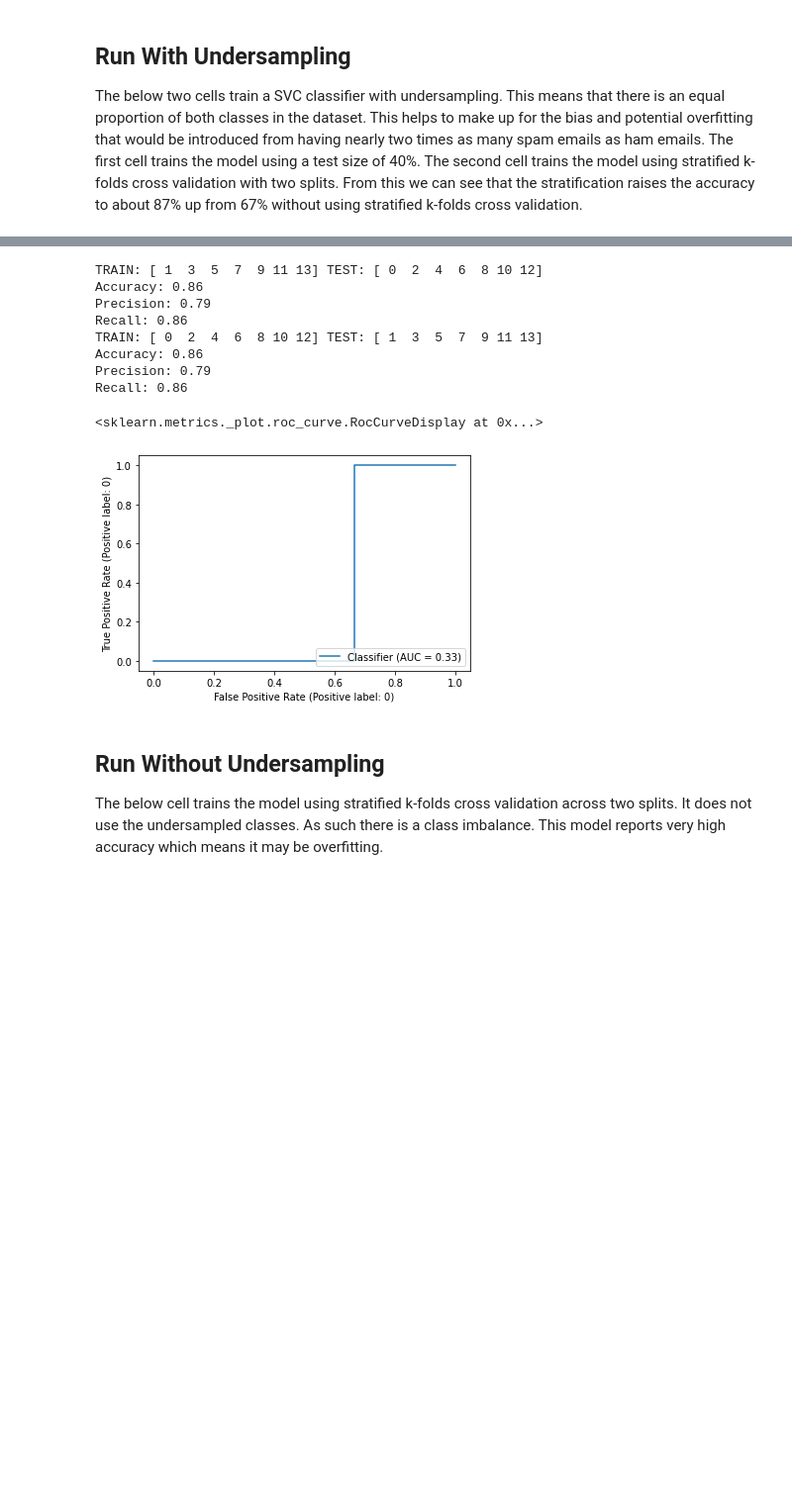
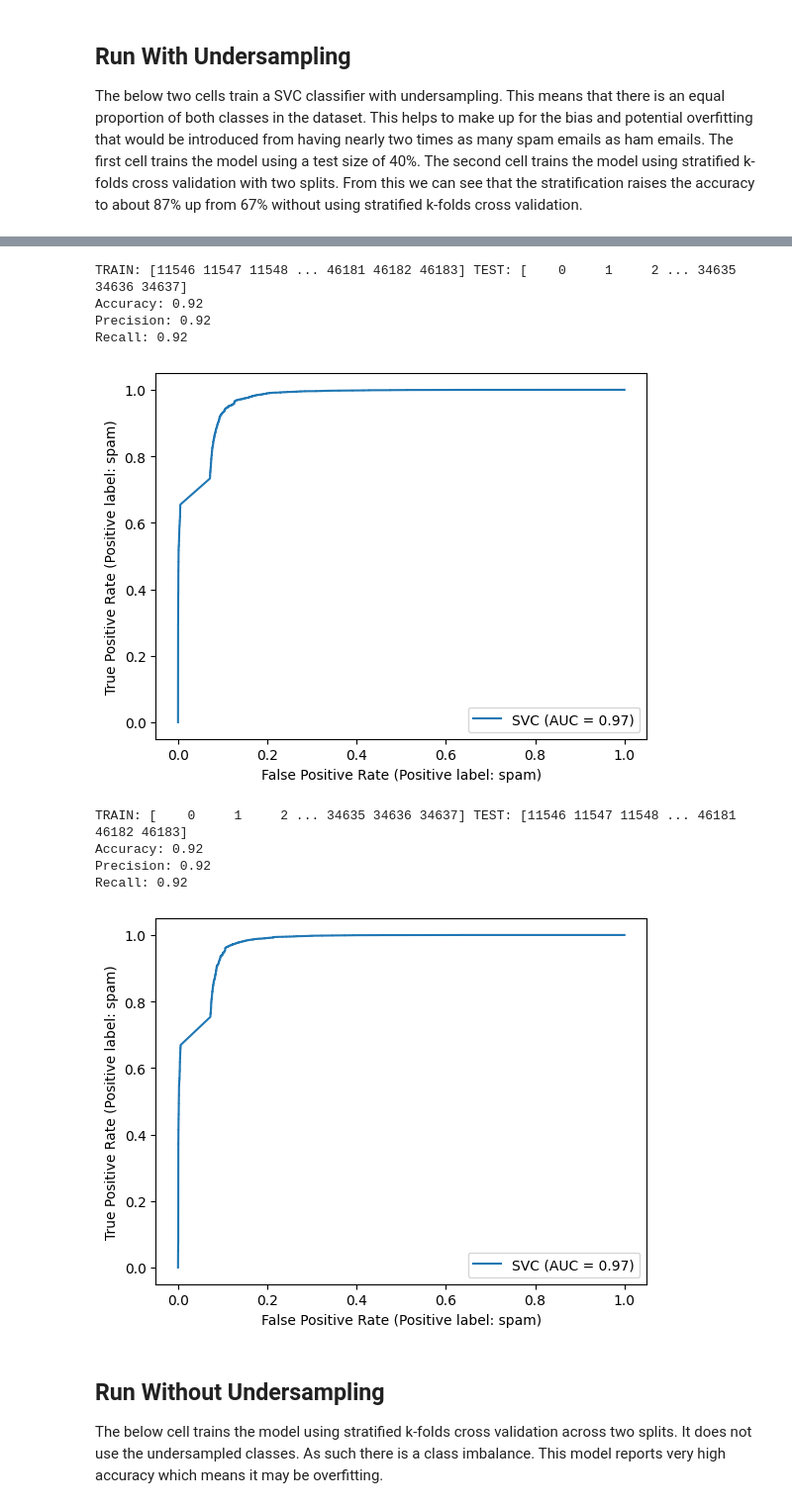
Before and after one commit to GrantFass/cs4981MLProductionSystems, a Jupyter notebook: EmailClassifier.ipynb, the cells around one changed output, grey strips where cells are left out. Shown: that part at 99% size. Drawn from its saved outputs; the diff is of its cells as text; code cells hidden in the pictures; blank space fills up the shorter version.

```diff
--- a/EmailClassifier.ipynb
+++ b/EmailClassifier.ipynb
@@ -163,28 +166,31 @@ Recall: 0.67
 # %%
 skf = StratifiedKFold(n_splits=2)
 skf.get_n_splits(x, y)
 for train_index, test_index in skf.split(x, y):
     print("TRAIN:", train_index, "TEST:", test_index)
     x_train, x_test = x[train_index], x[test_index]
     y_train, y_test = y[train_index], y[test_index]
     clf = svm.SVC(kernel='linear')
     clf.fit(x_train, y_train)
     y_pred = clf.predict(x_test)
+    y_decision = clf.decision_function(x_test)
     print("Accuracy: %.2f" % (metrics.accuracy_score(y_test, y_pred)))
     print("Precision: %.2f" % (metrics.precision_score(y_test, y_pred, average='weighted', zero_division=0)))
     print("Recall: %.2f" % (metrics.recall_score(y_test, y_pred, average='weighted')))
-metrics.RocCurveDisplay.from_predictions(y_test, y_pred, pos_label=0)
+# metrics.RocCurveDisplay.from_predictions(y_test, y_decision, pos_label=0)
+    svc_disp = metrics.RocCurveDisplay.from_estimator(clf, x_test, y_test)
+    plt.show()
 # %% [output]
-TRAIN: [ 1  3  5  7  9 11 13] TEST: [ 0  2  4  6  8 10 12]
-Accuracy: 0.86
-Precision: 0.79
-Recall: 0.86
-TRAIN: [ 0  2  4  6  8 10 12] TEST: [ 1  3  5  7  9 11 13]
-Accuracy: 0.86
-Precision: 0.79
-Recall: 0.86
+TRAIN: [11546 11547 11548 ... 46181 46182 46183] TEST: [    0     1     2 ... 34635 34636 34637]
+Accuracy: 0.92
+Precision: 0.92
+Recall: 0.92
+[figure, new version]
-<sklearn.metrics._plot.roc_curve.RocCurveDisplay at 0x...>
+TRAIN: [    0     1     2 ... 34635 34636 34637] TEST: [11546 11547 11548 ... 46181 46182 46183]
+Accuracy: 0.92
+Precision: 0.92
+Recall: 0.92
-[figure, old version]
+[figure, added]
 # %% [markdown]
 ## Run Without Undersampling
 The below cell trains the model using stratified k-folds cross validation across two splits. It does not use the undersampled classes. As such there is a class imbalance. This model reports very high accuracy which means it may be overfitting.
```
Also changed, not shown: parts of 6 cells of this notebook.
